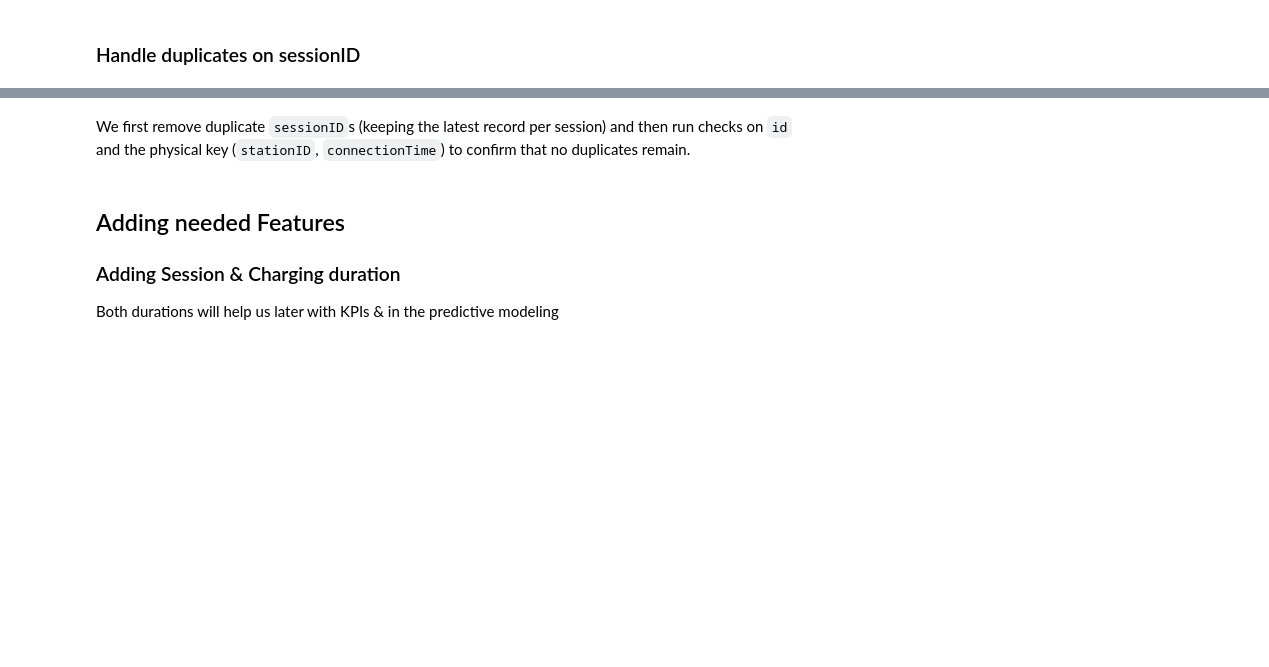
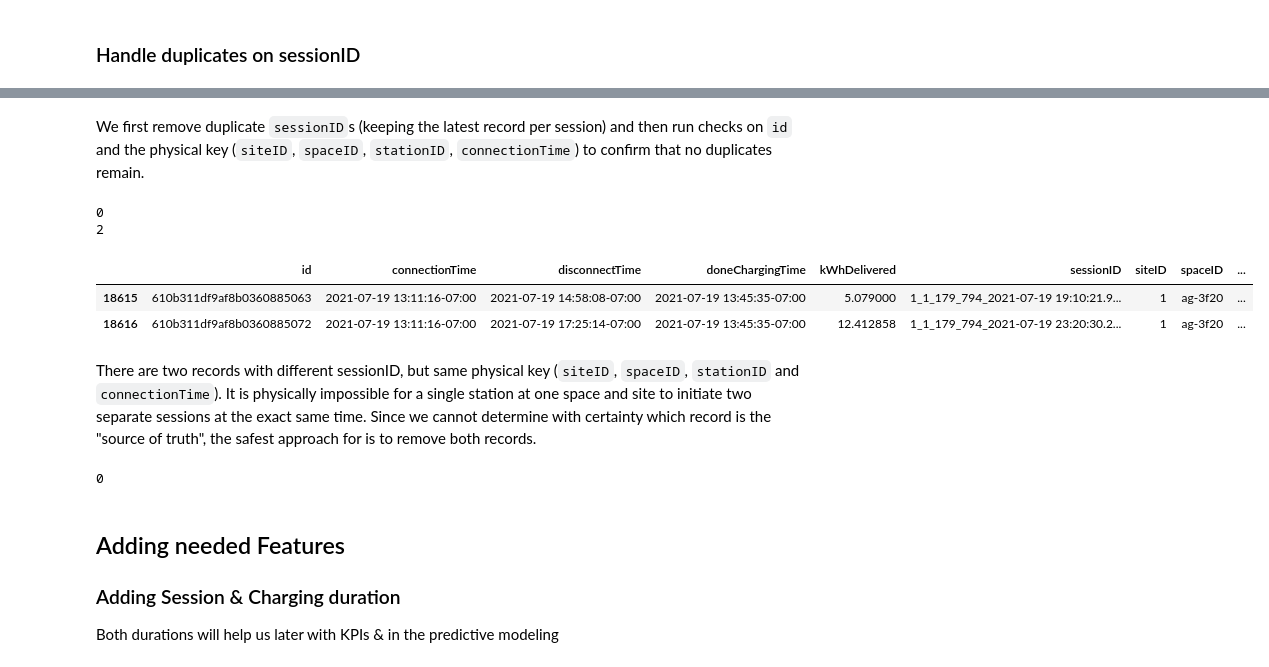
Before and after one commit to lbaudenb/AA_Team_6, a Jupyter notebook: notebooks/01_preparation.ipynb, the cells around one changed output, grey strips where cells are left out. Saved outputs shown, nothing was run; the diff lists cells and outputs as text; code cells hidden in the pictures; blank space fills up the shorter version.

```diff
--- a/notebooks/01_preparation.ipynb
+++ b/notebooks/01_preparation.ipynb
@@ -204,5 +386,5 @@ These duplicates indicate repeated logging of the same session and must be conso
 # %% [markdown]
-We first remove duplicate `sessionID`s (keeping the latest record per session) and then run checks on `id` and the physical key (`stationID`, `connectionTime`) to
+We first remove duplicate `sessionID`s (keeping the latest record per session) and then run checks on `id` and the physical key (`siteID`, `spaceID`, `stationID`, `connectionTime`) to
 confirm that no duplicates remain.
 # %%
 sort_cols = ["sessionID", "connectionTime"]
@@ -211,11 +393,26 @@ df = df.drop_duplicates(subset=["sessionID"], keep="last")
 # %%
 # Check duplicates on id
 print(df["id"].duplicated().sum())
 
-# Check duplicates on physical key (spaceID, connectionTime)
-print(df.duplicated(subset=["spaceID", "connectionTime"], keep=False).sum())
+# Check duplicates on physical key (siteID, spaceID, stationID, connectionTime)
+print(df.duplicated(subset=["siteID","spaceID","stationID", "connectionTime"], keep=False).sum())
 
-df[df.duplicated(subset=["spaceID", "connectionTime"], keep=False)]
+df[df.duplicated(subset=["siteID","spaceID","stationID", "connectionTime"], keep=False)]
+# %% [output]
+0
+2
+|  | id | connectionTime | disconnectTime | doneChargingTime | kWhDelivered | sessionID | siteID | spaceID | ... |
+| 18615 | 610b311df9af8b0360885063 | 2021-07-19 13:11:16-07:00 | 2021-07-19 14:58:08-07:00 | 2021-07-19 13:45:35-07:00 | 5.079000 | 1_1_179_794_2021-07-19 19:10:21.9... | 1 | ag-3f20 | ... |
+| 18616 | 610b311df9af8b0360885072 | 2021-07-19 13:11:16-07:00 | 2021-07-19 17:25:14-07:00 | 2021-07-19 13:45:35-07:00 | 12.412858 | 1_1_179_794_2021-07-19 23:20:30.2... | 1 | ag-3f20 | ... |
+# %% [markdown]
+There are two records with different sessionID, but same physical key (`siteID`, `spaceID`, `stationID` and `connectionTime`). It is physically impossible for a single station at one space and site to initiate two separate sessions at the exact same time. Since we cannot determine with certainty which record is the "source of truth", the safest approach for is to remove both records.
+# %%
+
+# Drop all duplicates based on physical key
+df = df.drop_duplicates(subset=["siteID", "spaceID", "stationID", "connectionTime"], keep=False)
+print(df.duplicated(subset=["siteID","spaceID","stationID", "connectionTime"], keep=False).sum())
+# %% [output]
+0
 # %% [markdown]
 ## Adding needed Features
 
```
Also changed, not shown: parts of 58 cells of this notebook.
